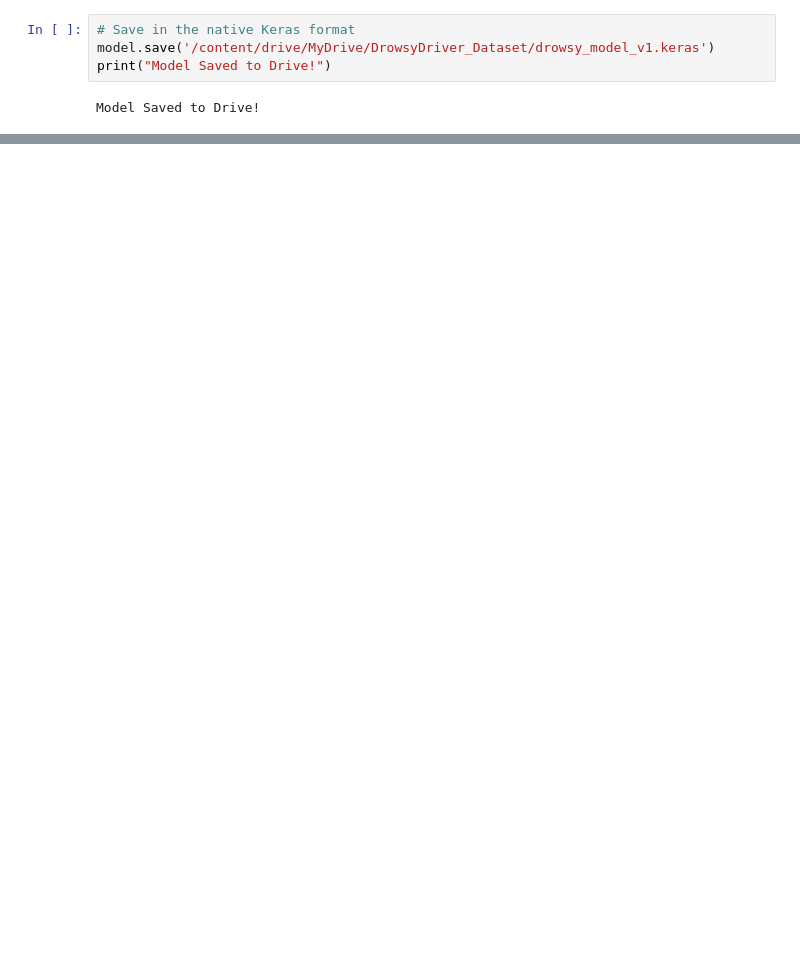
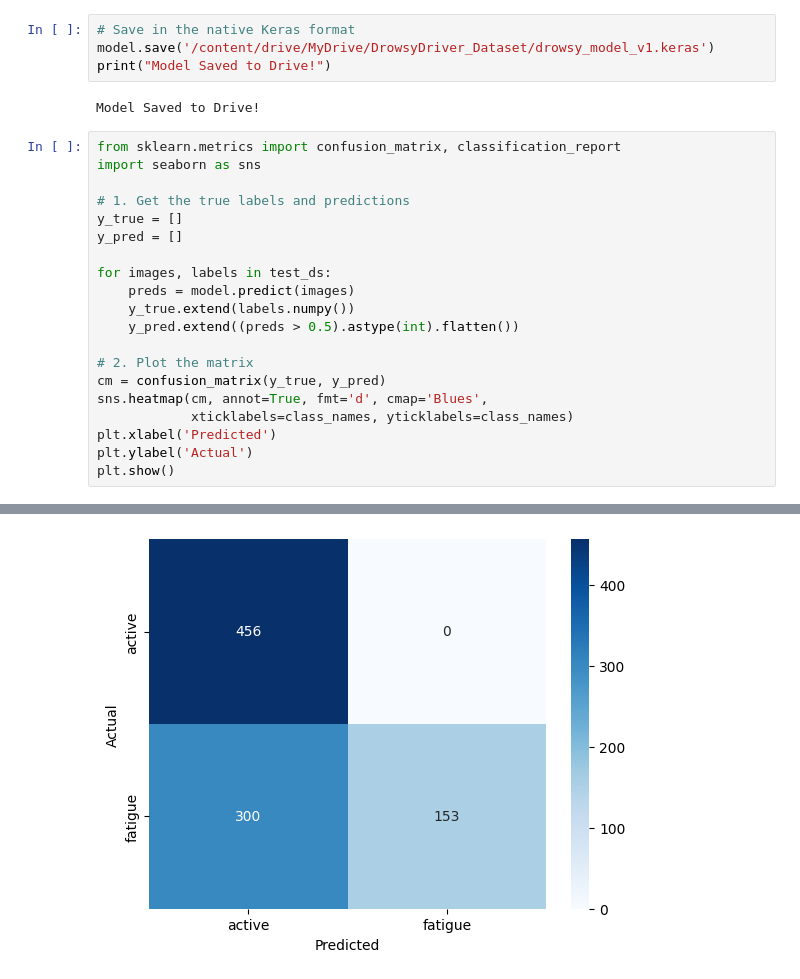
Before and after one commit to AbdelrahmanSallam04/Drowsy_Driver, a Jupyter notebook: Drowsy_Driver.ipynb, the cells around one changed output, grey strips where cells are left out. Cells and saved outputs as stored; diff of their text form; blank space fills up the shorter version.

```diff
--- a/Drowsy_Driver.ipynb
+++ b/Drowsy_Driver.ipynb
@@ -231,3 +250,24 @@ model.save('/content/drive/MyDrive/DrowsyDriver_Dataset/drowsy_model_v1.keras')
 print("Model Saved to Drive!")
 # %% [output]
 Model Saved to Drive!
+# %%
+from sklearn.metrics import confusion_matrix, classification_report
+import seaborn as sns
+
+# 1. Get the true labels and predictions
+y_true = []
+y_pred = []
+
+for images, labels in test_ds:
+    preds = model.predict(images)
+    y_true.extend(labels.numpy())
+    y_pred.extend((preds > 0.5).astype(int).flatten())
+
+# 2. Plot the matrix
+cm = confusion_matrix(y_true, y_pred)
+sns.heatmap(cm, annot=True, fmt='d', cmap='Blues',
+            xticklabels=class_names, yticklabels=class_names)
+plt.xlabel('Predicted')
+plt.ylabel('Actual')
+plt.show()
+# %% [output]
@@ -233,0 +291 @@ Model Saved to Drive!
+[figure, added]
```
Also changed, not shown: parts of 7 cells of this notebook.
